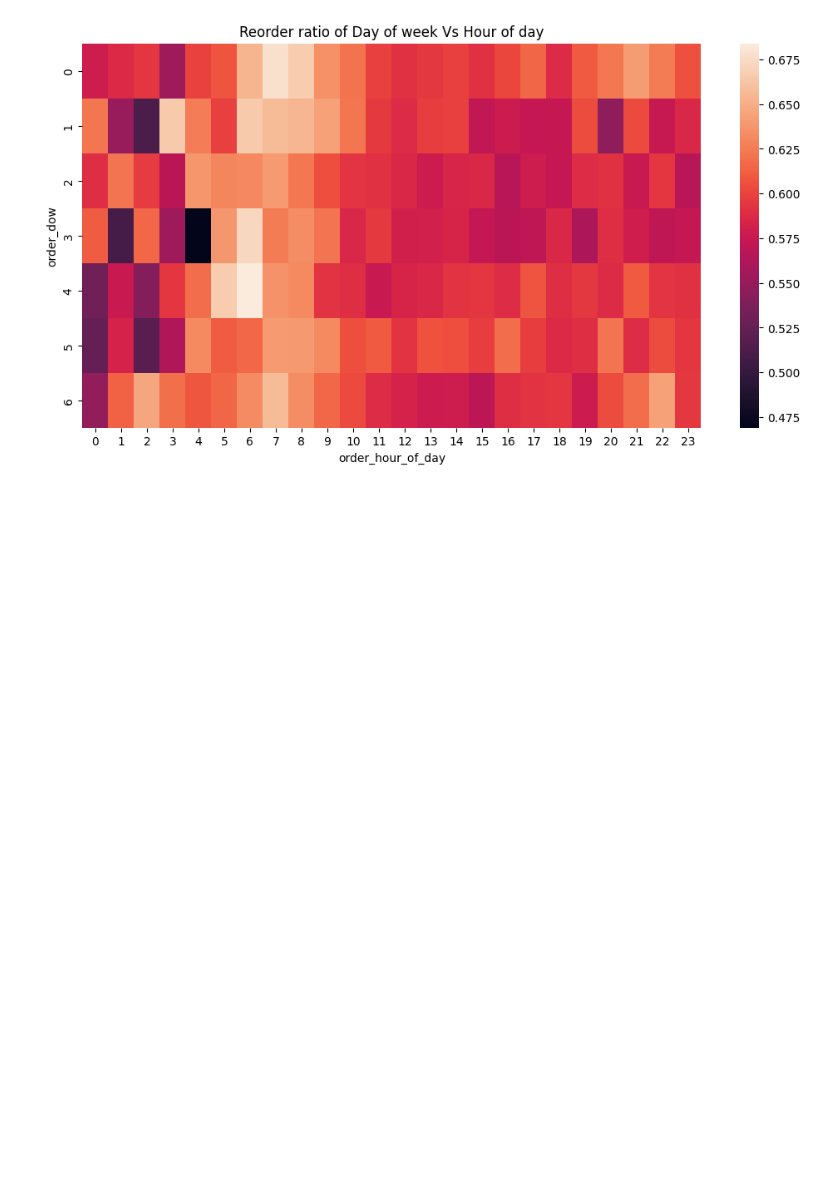
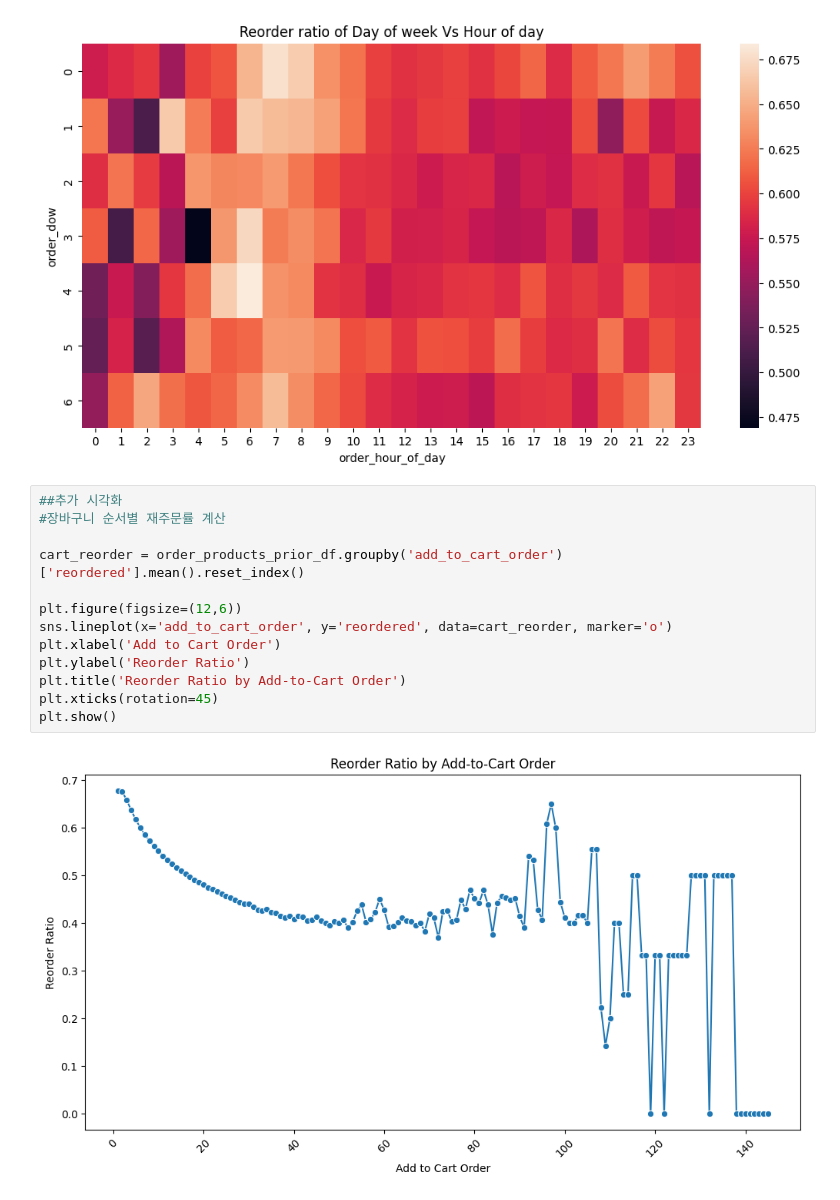
Before and after one commit to hanbiphyun/ESSA_YB, a Jupyter notebook: ESAA_YB_week3_캐글_필사.ipynb, the cells around one changed output. Drawn from its saved outputs; the diff is of its cells as text; blank space fills up the shorter version.

```diff
--- a/ESAA_YB_week3_캐글_필사.ipynb
+++ b/ESAA_YB_week3_캐글_필사.ipynb
@@ -464,3 +464,18 @@ plt.show()
 #하루의 절반이 넘어간 시점보다 이른 아침에 재구매율이 높게 나옴.
 # %% [output]
 [figure]
+# %%
+##추가 시각화
+#장바구니 순서별 재주문률 계산
+
+cart_reorder = order_products_prior_df.groupby('add_to_cart_order')['reordered'].mean().reset_index()
+
+plt.figure(figsize=(12,6))
+sns.lineplot(x='add_to_cart_order', y='reordered', data=cart_reorder, marker='o')
+plt.xlabel('Add to Cart Order')
+plt.ylabel('Reorder Ratio')
+plt.title('Reorder Ratio by Add-to-Cart Order')
+plt.xticks(rotation=45)
+plt.show()
+# %% [output]
+[figure, added]
```
Also changed, not shown: parts of 1 cell of this notebook.
